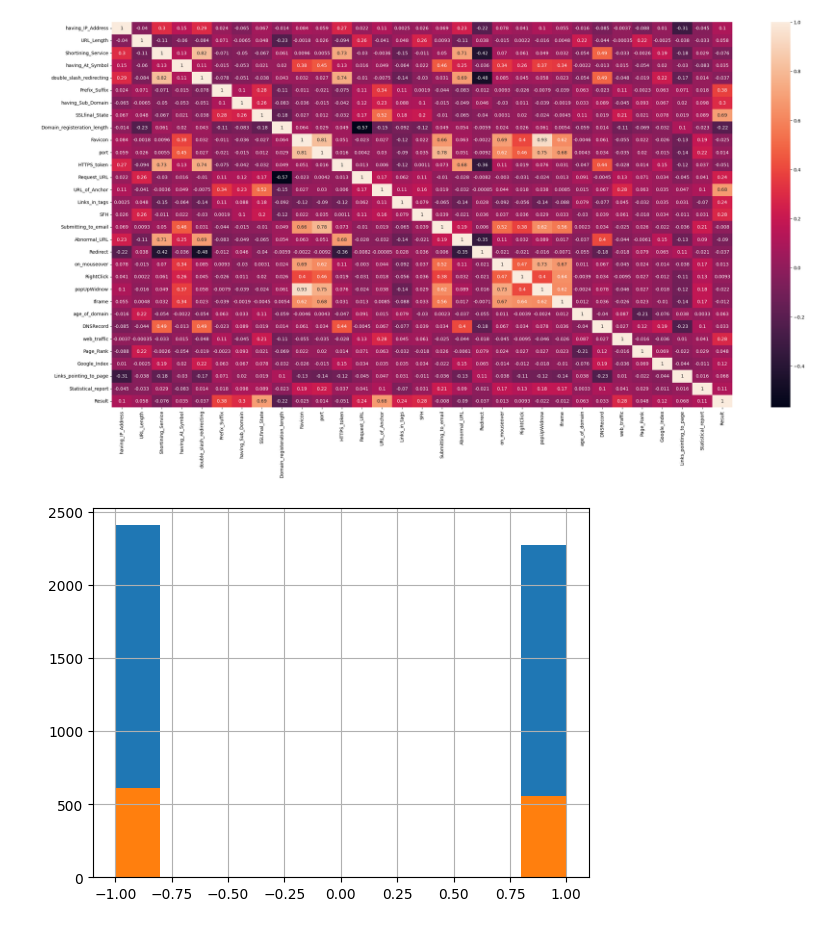
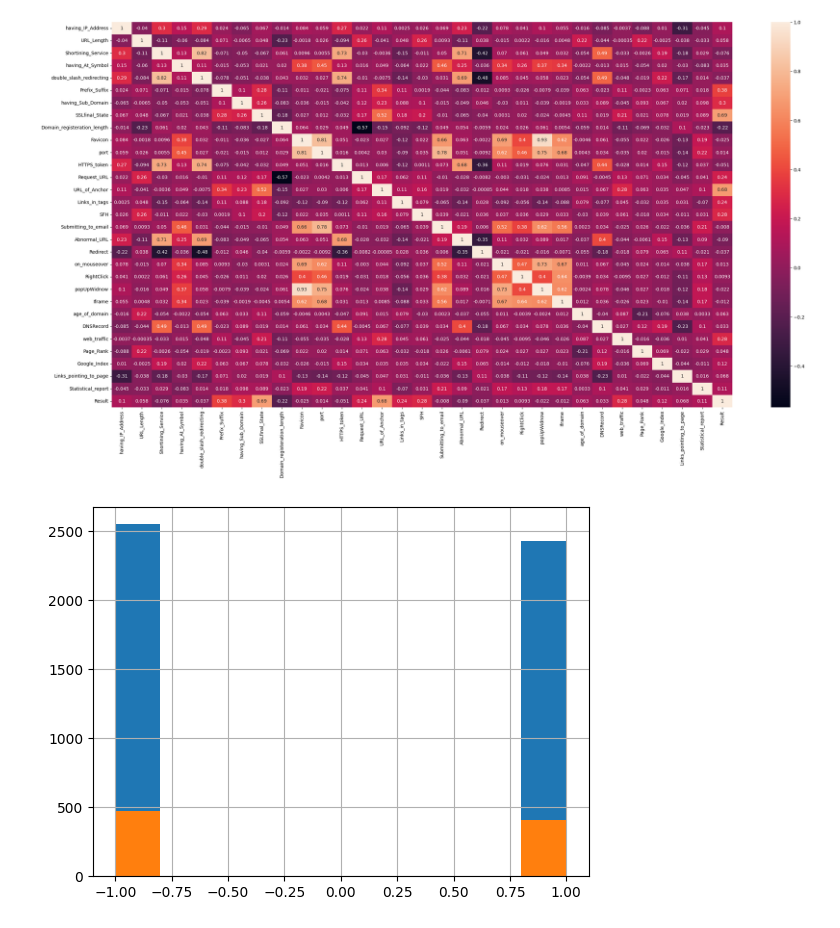
Before and after one commit to Klairgo/Phishing_classification, a Jupyter notebook: preprocess.ipynb, the cells around one changed output. Saved outputs shown, nothing was run; the diff lists cells and outputs as text; code cells hidden in the pictures.

```diff
--- a/preprocess.ipynb
+++ b/preprocess.ipynb
@@ -107,14 +120,14 @@ plt.show()
 # %%
 # Split the data into training and testing and save to csv
 
-df.to_csv('./data/full.csv', index=False)
+df.to_csv('./data/normal/full.csv', index=False)
 
-train, test = train_test_split(df, test_size=0.2)
+train, test = train_test_split(df, test_size=0.15, random_state=42)
 
 train['Result'].hist()
 test['Result'].hist()
 
-train.to_csv('./data/train.csv', index=False)
-test.to_csv('./data/test.csv', index=False)
+train.to_csv('./data/normal/train.csv', index=False)
+test.to_csv('./data/normal/test.csv', index=False)
 # %% [output]
-[figure, old version]
+[figure, new version]
```
Also changed, not shown: parts of 3 cells of this notebook, 4 other files.
